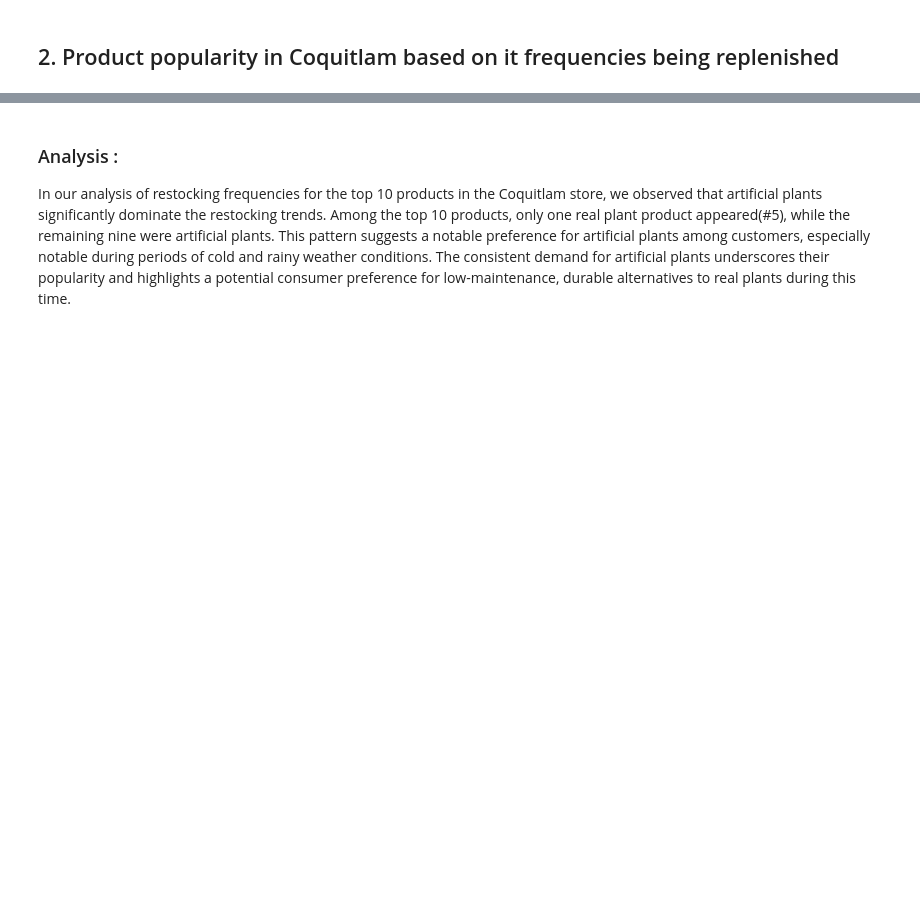
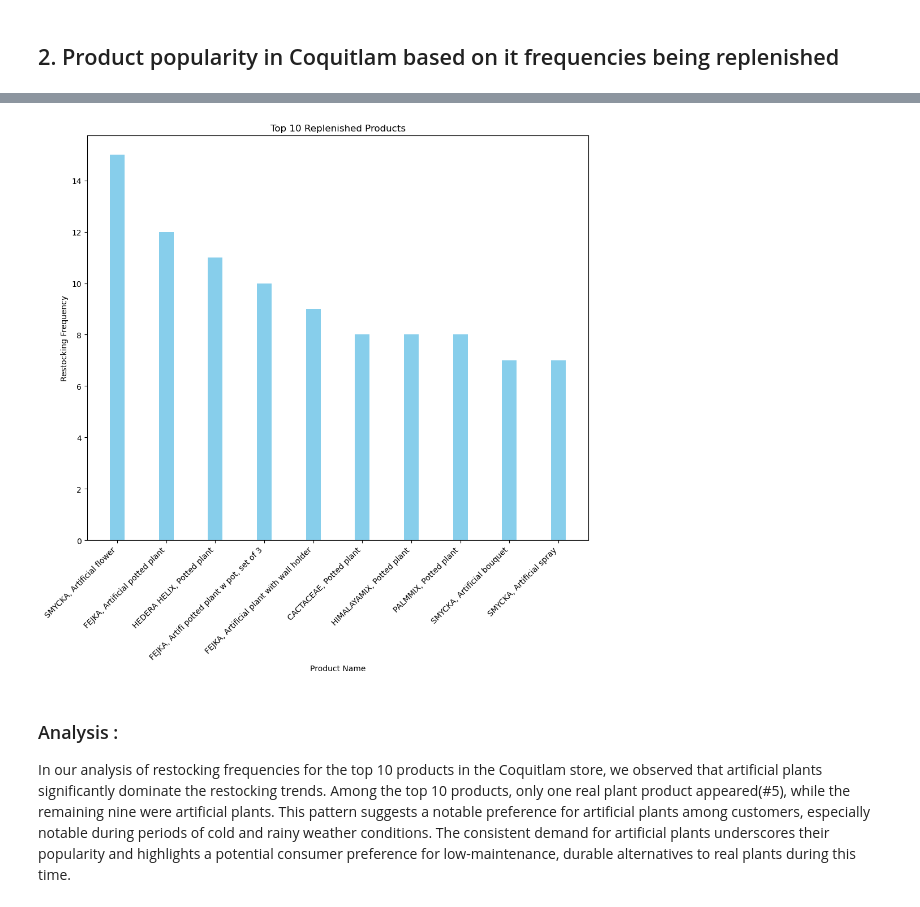
Before and after one commit to arifinwi1982/CSIS-4495-050-AppliedResearchProject, a Jupyter notebook: Analysis_Presentation.ipynb, the cells around one changed output, grey strips where cells are left out. Cells and saved outputs as stored; diff of their text form; code cells hidden in the pictures; blank space fills up the shorter version.

```diff
--- a/Analysis_Presentation.ipynb
+++ b/Analysis_Presentation.ipynb
@@ -441,3 +468,18 @@ top_10_replenished_products
+# %%
+# Select the top 10 replenished products
+top_10_products = restock_counts_sorted.head(22)
+
+# Plotting the bar chart with smaller bars
+plt.figure(figsize=(10, 10))  # Adjust the figure size as needed
+plt.bar(top_10_products['product_name'], top_10_products['is_restocked'], color='skyblue', width=0.3)  # Adjust the width parameter to make bars smaller
+plt.xlabel('Product Name')
+plt.ylabel('Restocking Frequency')
+plt.title('Top 10 Replenished Products')
+plt.xticks(rotation=45, ha='right')
+plt.tight_layout()
+plt.show()
+# %% [output]
+[figure, added]
 # %% [markdown]
 ### Analysis :
 In our analysis of restocking frequencies for the top 10 products in the Coquitlam store, we observed that artificial plants significantly dominate the restocking trends. Among the top 10 products, only one real plant product appeared(#5), while the remaining nine were artificial plants. This pattern suggests a notable preference for artificial plants among customers, especially notable during periods of cold and rainy weather conditions. The consistent demand for artificial plants underscores their popularity and highlights a potential consumer preference for low-maintenance, durable alternatives to real plants during this time.
```
Also changed, not shown: parts of 16 cells of this notebook.
